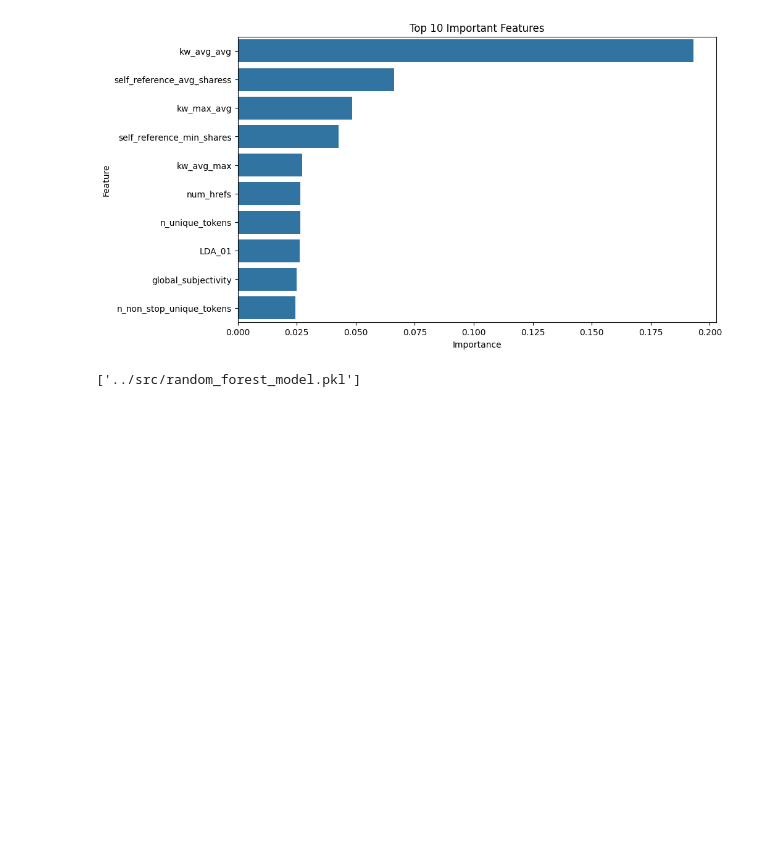
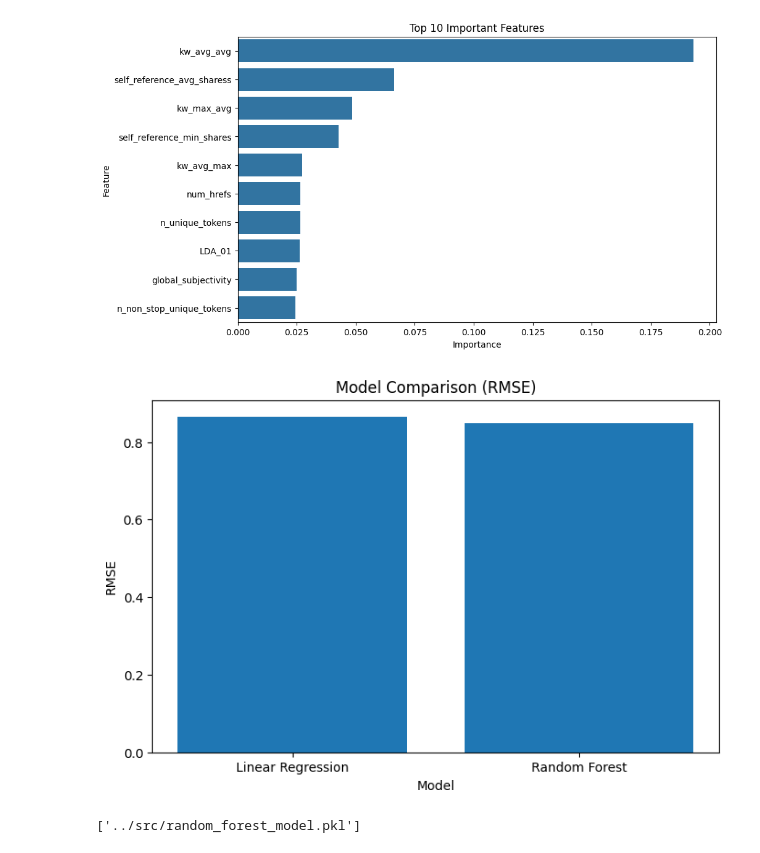
Before and after one commit to dd4real2k/online-news-popularity-prediction, a Jupyter notebook: notebooks/04_model_building.ipynb, the cells around one changed output. Cells and saved outputs as stored; diff of their text form; code cells hidden in the pictures; blank space fills up the shorter version.

Commit message:
Add model comparison chart to README

```diff
--- a/notebooks/04_model_building.ipynb
+++ b/notebooks/04_model_building.ipynb
@@ -116,6 +116,24 @@ plt.title("Top 10 Important Features")
 plt.show()
 # %% [output]
 [figure]
+# %%
+models = ["Linear Regression", "Random Forest"]
+rmse = [rmse_lr, rmse_rf]
+r2 = [r2_lr, r2_rf]
+
+x = range(len(models))
+
+plt.figure(figsize=(8,5))
+plt.bar(x, rmse)
+plt.xticks(x, models)
+plt.title("Model Comparison (RMSE)")
+plt.ylabel("RMSE")
+plt.xlabel("Model")
+
+plt.savefig("../images/model_comparison.png")
+plt.show()
+# %% [output]
+[figure, added]
 # %%
 import joblib
 
```
Also changed, not shown: 2 other files.
